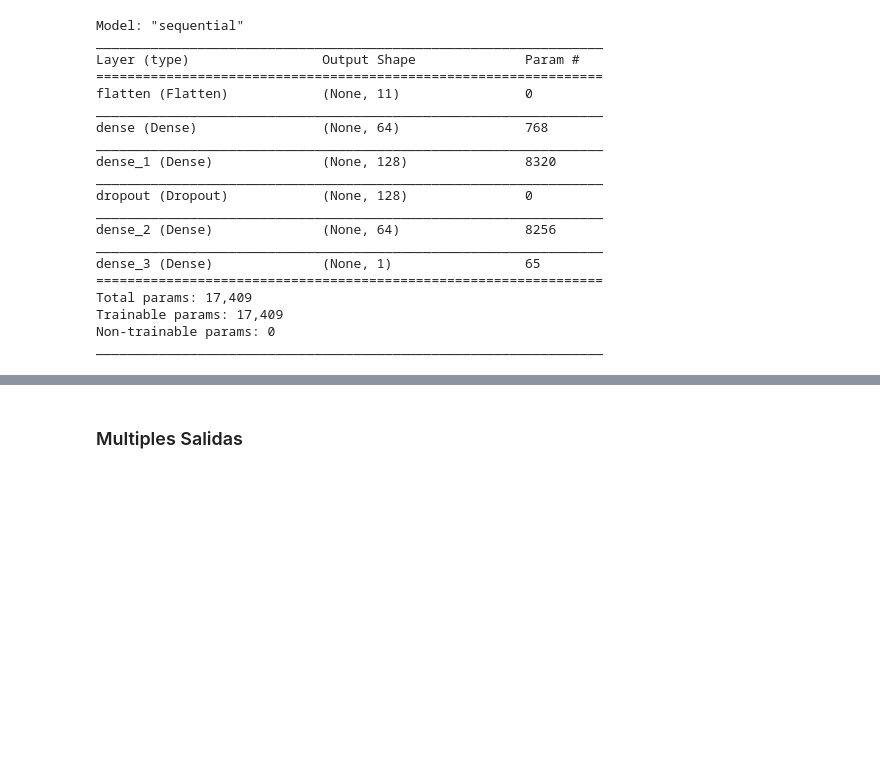
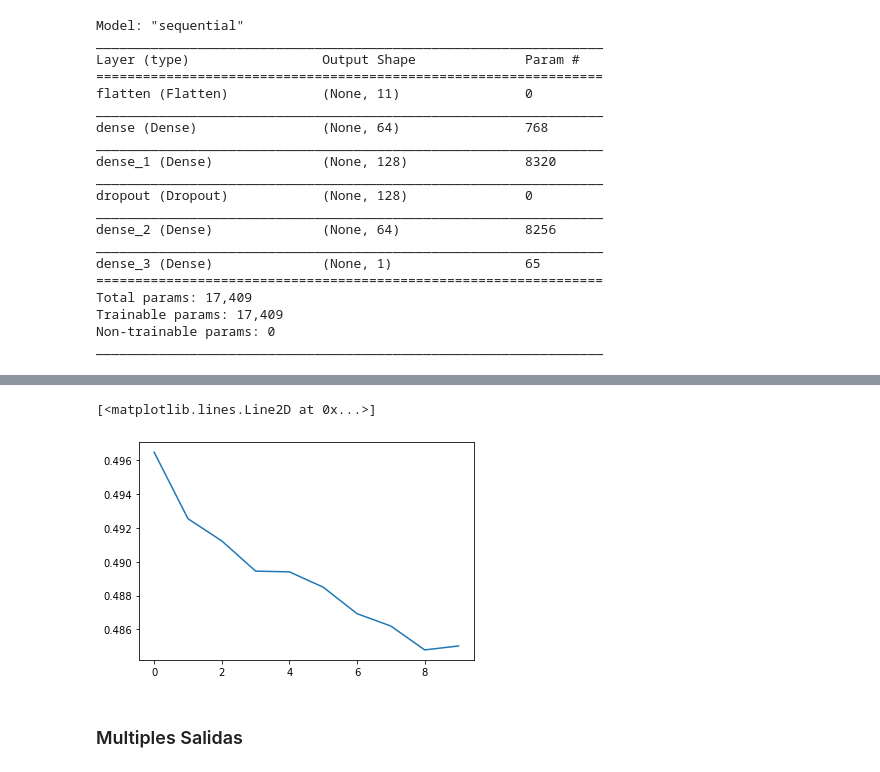
Before and after one commit to ErickDiaz/bioinformatics_python, a Jupyter notebook: covid/base_model.ipynb, the cells around one changed output, grey strips where cells are left out. Cells and saved outputs as stored; diff of their text form; code cells hidden in the pictures; blank space fills up the shorter version.

```diff
--- a/covid/base_model.ipynb
+++ b/covid/base_model.ipynb
@@ -641,5 +645,5 @@ _________________________________________________________________
 y_train = train_data['reactivity']
 # %%
 model.compile(loss= "mean_squared_error" , optimizer="adam", metrics="mean_squared_error")
-model.fit(x_train, y_train, epochs=5, batch_size=64)
+hist = model.fit(x_train, y_train, epochs=10, batch_size=64)
 # %% [output]
@@ -657,3 +670,8 @@ Epoch 5/5
+# %%
+plt.plot(hist.history['mean_squared_error'])
+# %% [output]
+[<matplotlib.lines.Line2D at 0x...>]
+[figure, added]
 # %% [markdown]
 ### Multiples Salidas
 # %%
```
Also changed, not shown: parts of 21 cells of this notebook.
